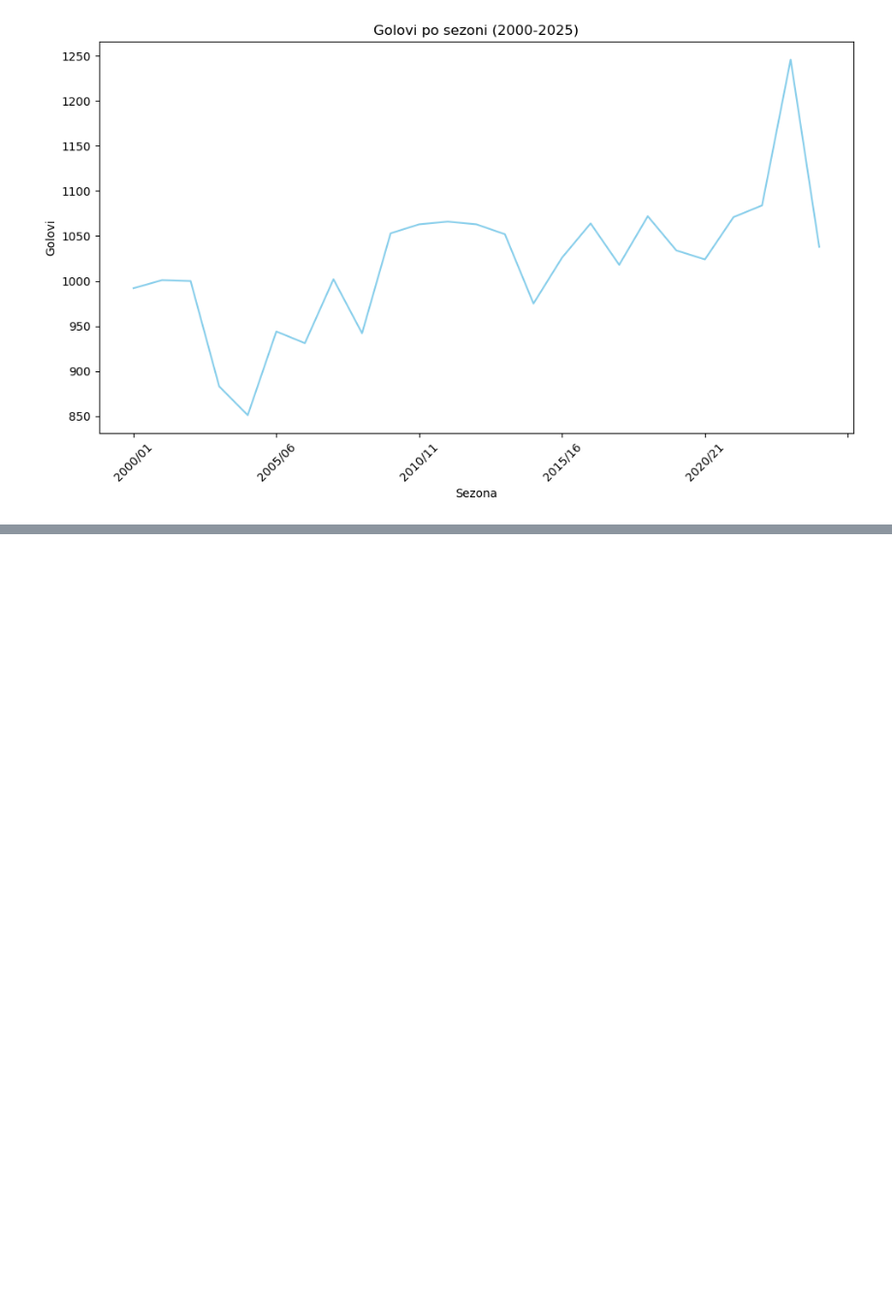
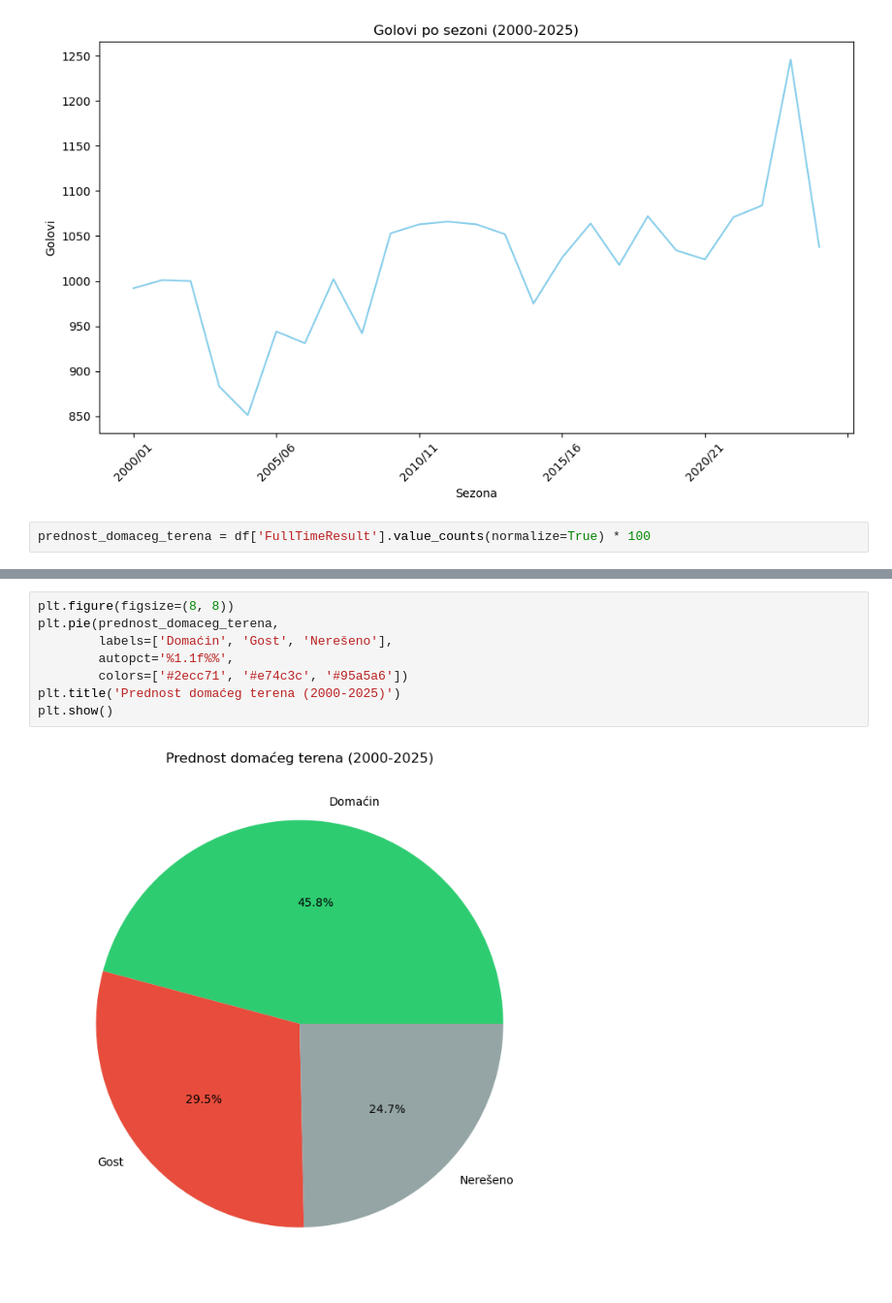
Before and after one commit to aleksamilekicc/premier_league_analysis, a Jupyter notebook: premier_league_analysis.ipynb, the cells around one changed output, grey strips where cells are left out. Shown at 97% size. Saved outputs shown, nothing was run; the diff lists cells and outputs as text; blank space fills up the shorter version.

Commit message:
Add home advantage pie chart

```diff
--- a/premier_league_analysis.ipynb
+++ b/premier_league_analysis.ipynb
@@ -112,3 +112,5 @@ plt.tight_layout()
 plt.show()
 # %% [output]
 [figure]
+# %%
+prednost_domaceg_terena = df['FullTimeResult'].value_counts(normalize=True) * 100
@@ -114,0 +125,10 @@ plt.show()
+# %%
+plt.figure(figsize=(8, 8))
+plt.pie(prednost_domaceg_terena,
+        labels=['Domaćin', 'Gost', 'Nerešeno'],
+        autopct='%1.1f%%',
+        colors=['#2ecc71', '#e74c3c', '#95a5a6'])
+plt.title('Prednost domaćeg terena (2000-2025)')
+plt.show()
+# %% [output]
+[figure, added]
```
Also changed, not shown: parts of 1 cell of this notebook.
